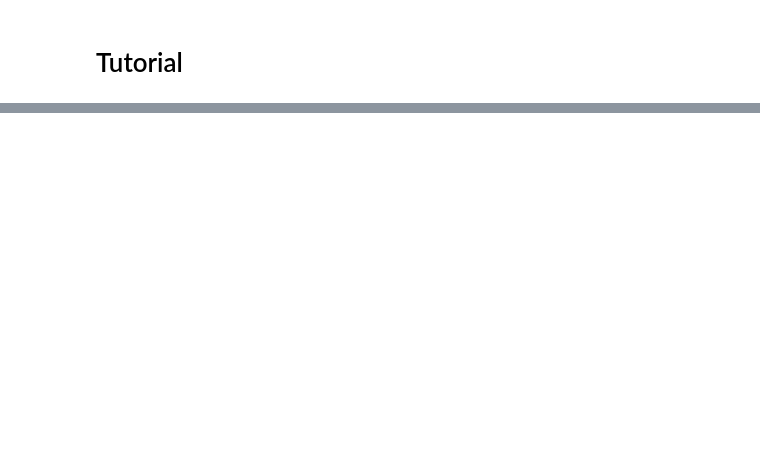
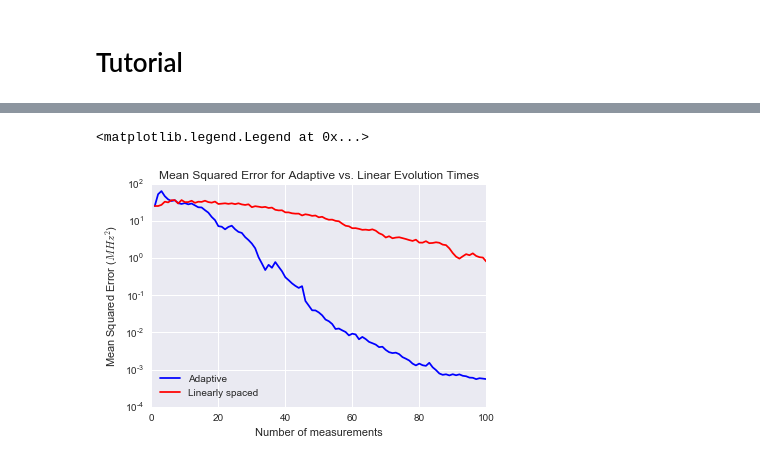
Before and after one commit to kevinshain/Optimal_Qubit_Measurement, a Jupyter notebook: Tutorial.ipynb, the cells around one changed output, grey strips where cells are left out. Drawn from its saved outputs; the diff is of its cells as text; code cells hidden in the pictures; blank space fills up the shorter version.

```diff
--- a/Tutorial.ipynb
+++ b/Tutorial.ipynb
@@ -28,0 +140,16 @@ model.posterior(coefs,50,70,200)
+# %%
+mseAdaptive = np.load('mseAdaptive.npy')
+# %%
+mseLinear = np.load('mseLinear.npy')
+# %%
+plt.plot(range(1,101),mseAdaptive, 'b', label='Adaptive')
+plt.plot(range(1,101),mseLinear, 'r', label='Linearly spaced')
+
+plt.yscale('log')
+plt.title('Mean Squared Error for Adaptive vs. Linear Evolution Times')
+plt.ylabel('Mean Squared Error ($MHz^2$)')
+plt.xlabel('Number of measurements')
+plt.legend(loc=3)
+# %% [output]
+<matplotlib.legend.Legend at 0x...>
+[figure, added]
```
Also changed, not shown: parts of 35 cells of this notebook, 9 other files.
